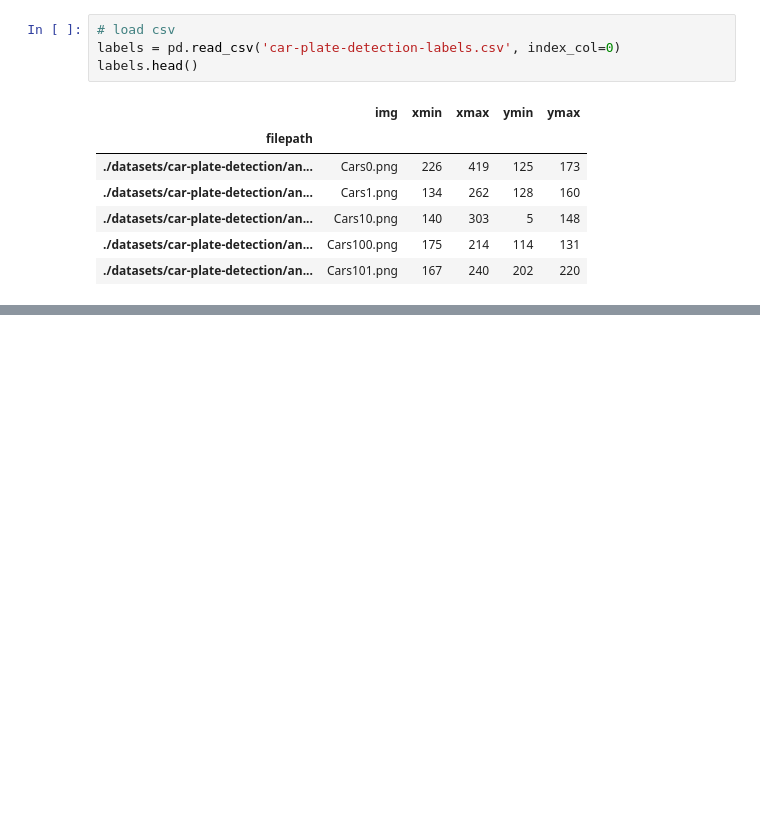
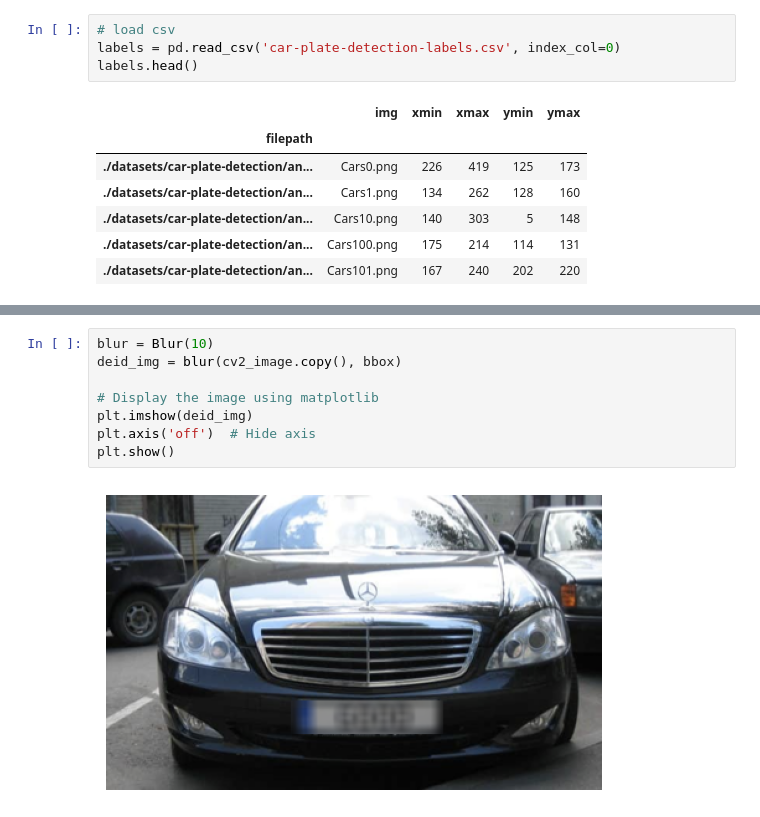
Before and after one commit to steveNguyen1206/mhud, a Jupyter notebook: test.ipynb, the cells around one changed output, grey strips where cells are left out. Cells and saved outputs as stored; diff of their text form; blank space fills up the shorter version.

```diff
--- a/test.ipynb
+++ b/test.ipynb
@@ -34,0 +44,10 @@ fig.update_layout(width=600, height=500, margin=dict(l=10, r=10, b=10, t=10),xax
+# %%
+blur = Blur(10)
+deid_img = blur(cv2_image.copy(), bbox)
+
+# Display the image using matplotlib
+plt.imshow(deid_img)
+plt.axis('off')  # Hide axis
+plt.show()
+# %% [output]
+[figure, added]
```
Also changed, not shown: parts of 4 cells of this notebook, 3 other files.
